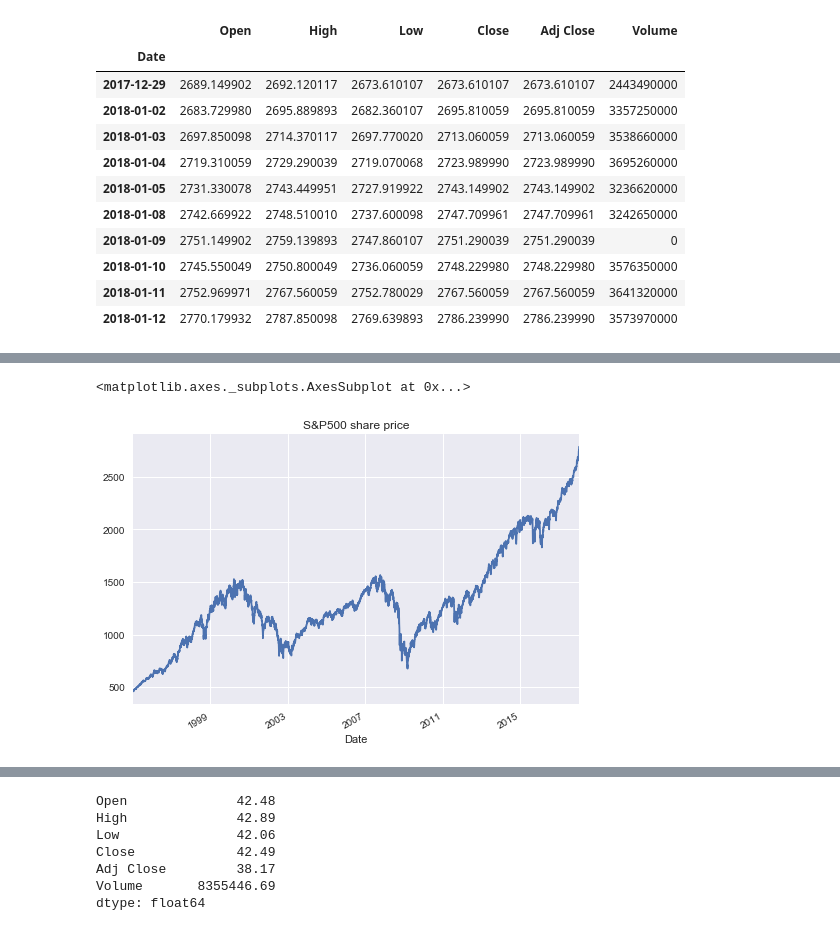
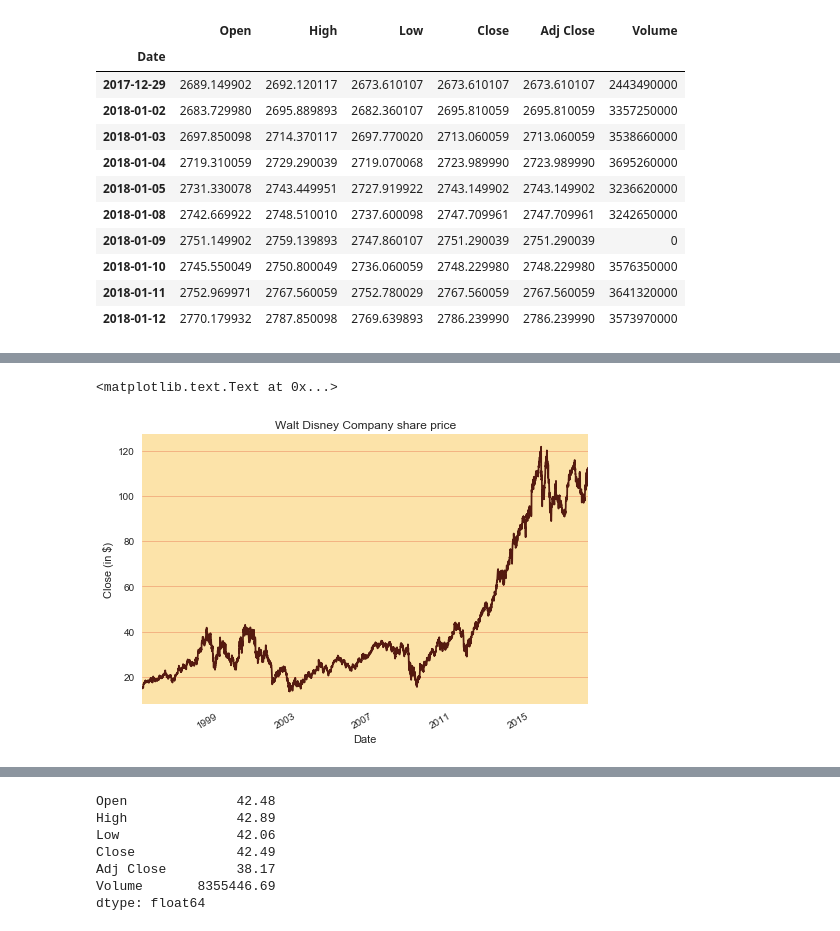
Before and after one commit to gecuijpers/Assignments, a Jupyter notebook: The Walt Disney Company analysis AEA1 Final version.ipynb, the cells around one changed output, grey strips where cells are left out. Drawn from its saved outputs; the diff is of its cells as text; code cells hidden in the pictures.

```diff
--- a/The Walt Disney Company analysis AEA1 Final version.ipynb
+++ b/The Walt Disney Company analysis AEA1 Final version.ipynb
@@ -137,6 +134,13 @@ stock_data_WaltDis['Close'].plot(title='Walt Disney Company share price')
-# %%
-plt.style.use('seaborn')
-stock_data_SP500['Close'].plot(title='S&P500 share price')
-# %% [output]
-<matplotlib.axes._subplots.AxesSubplot at 0x...>
-[figure, removed]
+# %%
+plt.style.use('seaborn')
+stock_data_WaltDis['Close'].plot(color='#551A10', title='Walt Disney Company share price')
+axes = plt.gca()
+axes.set_facecolor('#FCE3A9')
+axes.grid(axis='y', color='#E66E4C', alpha=0.5, lw=0.8)
+axes.grid(b=False, axis='x')
+axes.set_axisbelow(True)
+axes.set_ylabel('Close (in $)')
+axes.set_xlabel('Date')
+# %% [output]
+<matplotlib.text.Text at 0x...>
+[figure, added]
```
Also changed, not shown: parts of 26 cells of this notebook.
